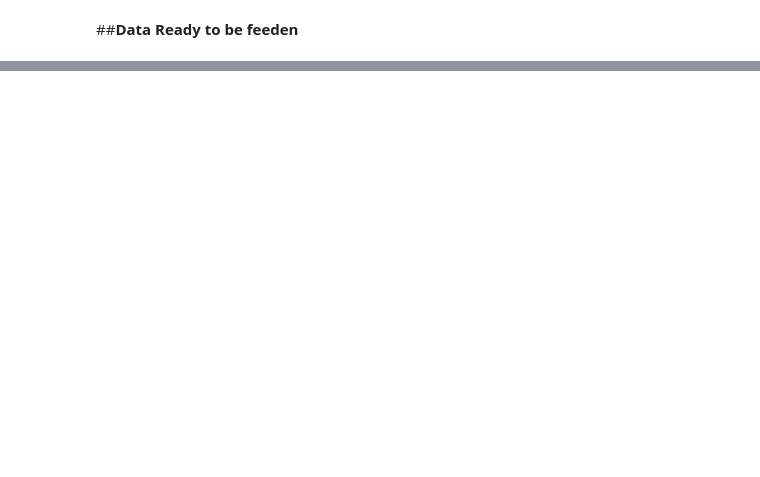
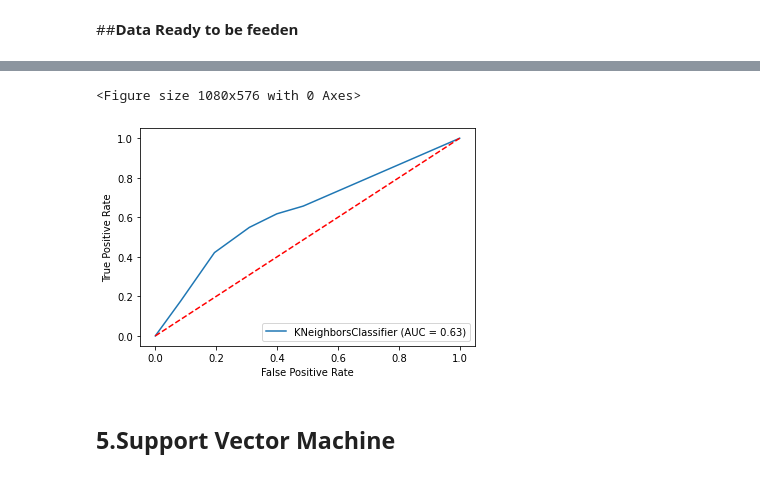
Before and after one commit to shirsh12/Cardiovascular-Risk-Prediction, a Jupyter notebook: Cardiovascular_Risk_Prediction.ipynb, the cells around one changed output, grey strips where cells are left out. Drawn from its saved outputs; the diff is of its cells as text; code cells hidden in the pictures; blank space fills up the shorter version.

```diff
--- a/Cardiovascular_Risk_Prediction.ipynb
+++ b/Cardiovascular_Risk_Prediction.ipynb
@@ -774,0 +879,5 @@ weighted avg       0.81      0.30      0.32       543
+# %%
+dt = DecisionTreeClassifier()
+dt.fit(X_train,y_ros)
+pred=dt.predict(test_data)
+print(classification_report(final_testY,pred))
@@ -774,0 +895,21 @@ weighted avg       0.81      0.30      0.32       543
+# %%
+# Creating lists of parameter for Decision Tree Classifier
+criterion = ['gini', 'entropy']
+max_depth = [2,4,6,8,10,12]
+
+# Creating a dictionary of all the parameter options
+# Note that we can access the parameters of steps of a pipeline by using '__’
+parameters = dict(dec_tree__criterion=criterion,
+                      dec_tree__max_depth=max_depth)
+
+# Conducting Parameter Optmization With Pipeline
+# Creating a grid search object
+clf_GS = GridSearchCV(estimator=model, param_grid=grid, n_jobs=10, cv=cv, scoring='f1',error_score=0,verbose=3)
+
+# Fitting the grid search
+clf_GS.fit(X_train, y_ros)
+# Viewing The Best Parameters
+print('Best Criterion:', clf_GS.best_estimator_.get_params())
+print('Best max_depth:', clf_GS.best_estimator_.get_params())
+print('Best Number Of Components:', clf_GS.best_estimator_.get_params())
+print(); print(clf_GS.best_estimator_.get_params())
@@ -774,0 +942,5 @@ weighted avg       0.81      0.30      0.32       543
+# %%
+xg = XGBClassifier()
+xg.fit(X_train,y_ros)
+pred=xg.predict(test_data)
+print(classification_report(final_testY,pred))
@@ -774,0 +1057,5 @@ weighted avg       0.81      0.30      0.32       543
+# %%
+knn = KNeighborsClassifier()
+knn.fit(X_train,y_ros)
+pred=knn.predict(test_data)
+print(classification_report(final_testY,pred))
@@ -774,0 +1071,12 @@ weighted avg       0.81      0.30      0.32       543
+# %%
+from sklearn.metrics import plot_roc_curve
+plt.figure(figsize=(15,8))
+svc_disp = plot_roc_curve(knn,test_data,final_testY)
+x,y=np.arange(0,1.1,0.1),np.arange(0,1.1,0.1)
+plt.plot(x,y,'b--',color='r')
+plt.show()
+# %% [output]
+<Figure size 1080x576 with 0 Axes>
+[figure, added]
+# %% [markdown]
+## **5.Support Vector Machine**
```
Also changed, not shown: parts of 55 cells of this notebook.
